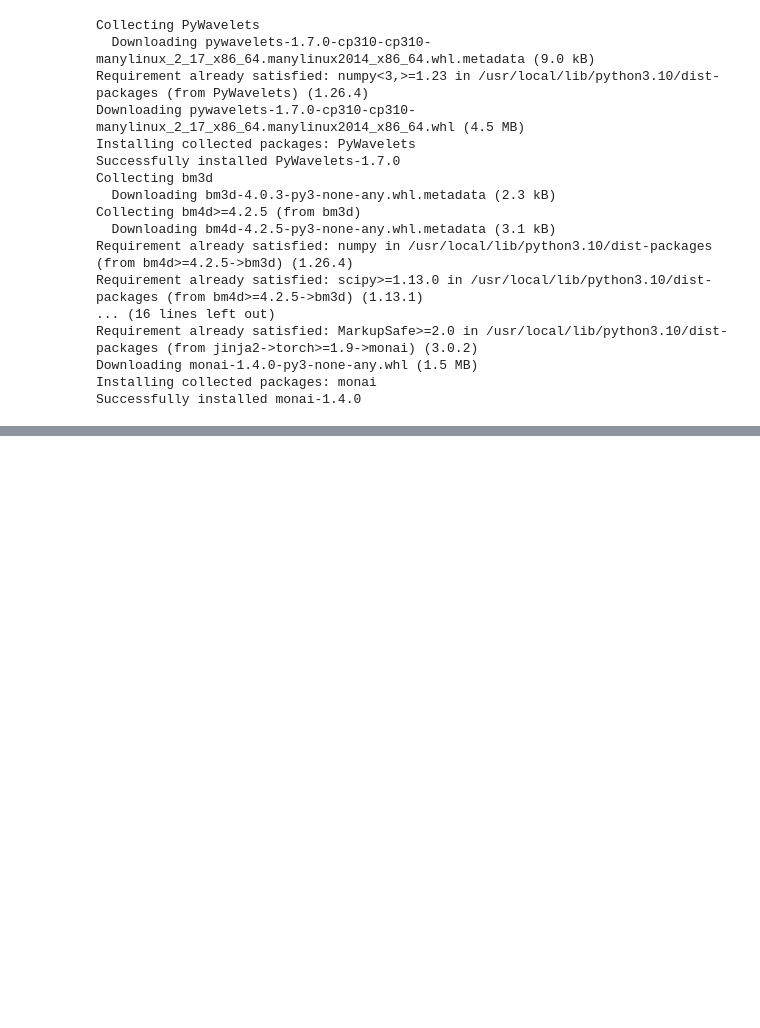
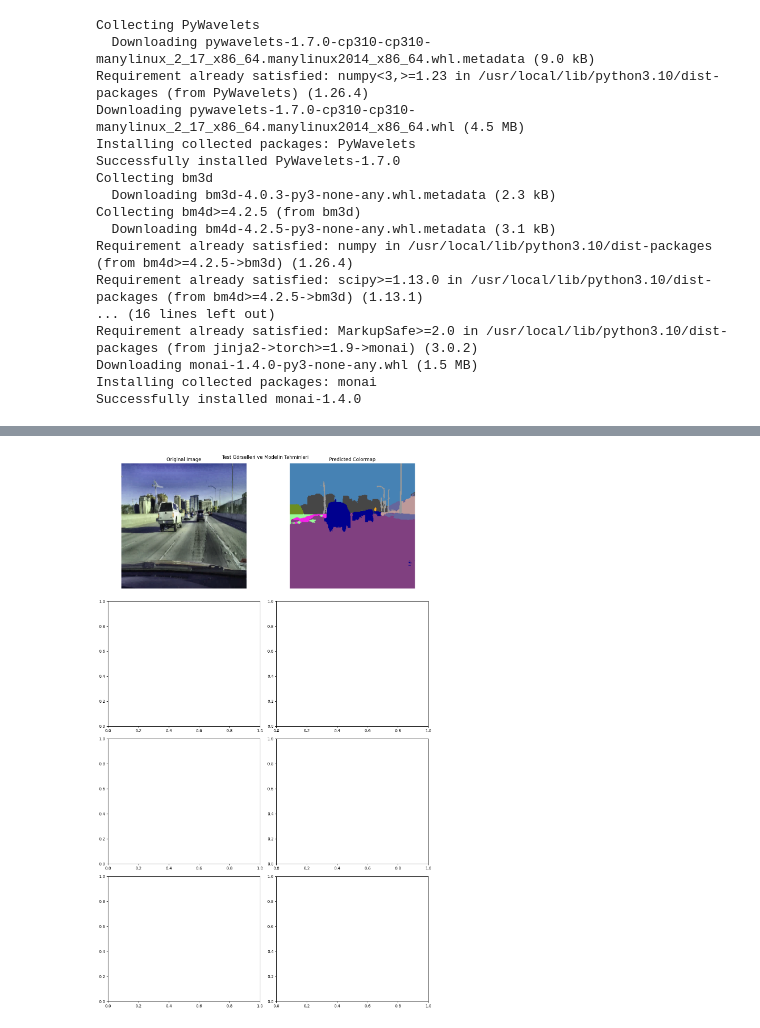
Before and after one commit to ErdemAslans/Autonomous_Driving_Segmentation_Using_ViT_and_SegFormer_with_CARLA, a Jupyter notebook: Autonomous_Driving_Segmentation_Using_ViT_and_SegFormer_with_Enhanced_Attention_Mechanisms.ipynb, the cells around one changed output, grey strips where cells are left out. Cells and saved outputs as stored; diff of their text form; code cells hidden in the pictures; blank space fills up the shorter version.

```diff
--- a/Autonomous_Driving_Segmentation_Using_ViT_and_SegFormer_with_Enhanced_Attention_Mechanisms.ipynb
+++ b/Autonomous_Driving_Segmentation_Using_ViT_and_SegFormer_with_Enhanced_Attention_Mechanisms.ipynb
@@ -855,3 +1248,70 @@ destination = os.path.join(drive_path, 'best_model.pth')
 shutil.copy(source, destination)
 
 print(f"Model başarıyla {destination} yoluna kopyalandı.")
+# %%
+import torch
+import matplotlib.pyplot as plt
+from transformers import SegformerForSemanticSegmentation, SegformerFeatureExtractor
+import numpy as np
+
+# SegFormer modelini ve feature extractor'ı yükleyin
+device = torch.device("cuda" if torch.cuda.is_available() else "cpu")
+model_name = "nvidia/segformer-b5-finetuned-cityscapes-1024-1024"
+feature_extractor = SegformerFeatureExtractor.from_pretrained(model_name)
+model = SegformerForSemanticSegmentation.from_pretrained(model_name).to(device)
+
+# Cityscapes renk paleti
+colors = np.array([
+    [128, 64, 128], [244, 35, 232], [70, 70, 70], [102, 102, 156],
+    [190, 153, 153], [153, 153, 153], [250, 170, 30], [220, 220, 0],
+    [107, 142, 35], [152, 251, 152], [70, 130, 180], [220, 20, 60],
+    [255, 0, 0], [0, 0, 142], [0, 0, 70], [0, 60, 100],
+    [0, 80, 100], [0, 0, 230], [119, 11, 32]
+])
+
+# Test verilerini ve model tahminlerini görselleştirme fonksiyonu
+def test_model_with_visualization(model, test_loader, device):
+    model.eval()
+    fig, axs = plt.subplots(4, 2, figsize=(12, 20))
+    fig.suptitle("Test Görselleri ve Modelin Tahminleri")
+
+    with torch.no_grad():
+        for idx, images in enumerate(test_loader):
+            if idx >= 4:  # Sadece 4 örnek gösterelim
+                break
+
+            # İlk görüntüyü seç
+            image = images[0]
+
+            # Görüntüyü model için hazırla
+            inputs = feature_extractor(images=image.permute(1, 2, 0).numpy(), return_tensors="pt")
+            inputs = {k: v.to(device) for k, v in inputs.items()}
+
+            # Modeli çalıştır ve tahmini al
+            outputs = model(**inputs)
+            logits = outputs.logits.cpu().squeeze()  # Batch boyutunu kaldır ve CPU'ya taşı
+
+            # Tahmini al ve renk paletine göre haritalandır
+            segmentation = logits.argmax(dim=0).numpy()
+            segmentation_colored = colors[segmentation]
+
+            # Orijinal görüntüyü normalize et
+            img = image.permute(1, 2, 0).numpy()
+            img = (img - img.min()) / (img.max() - img.min())  # Normalize to [0, 1]
+
+            # Orijinal görüntüyü ve tahmin edilen colormap'i göster
+            axs[idx, 0].imshow(img)
+            axs[idx, 0].set_title("Original Image")
+            axs[idx, 0].axis("off")
+
+            axs[idx, 1].imshow(segmentation_colored)
+            axs[idx, 1].set_title("Predicted Colormap")
+            axs[idx, 1].axis("off")
+
+    plt.tight_layout()
+    plt.show()
+
+# Test verilerini ve modeli değerlendir
+test_model_with_visualization(model, test_dataloader, device)
+# %% [output]
+[figure, added]
```
Also changed, not shown: parts of 21 cells of this notebook.
